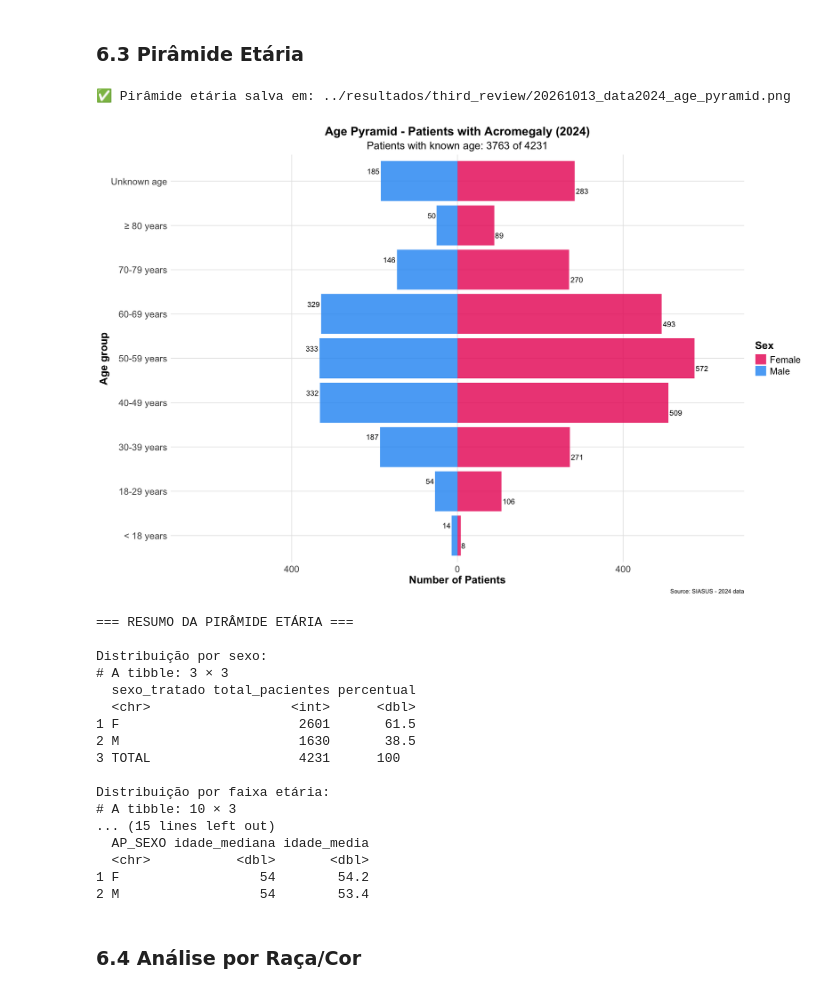
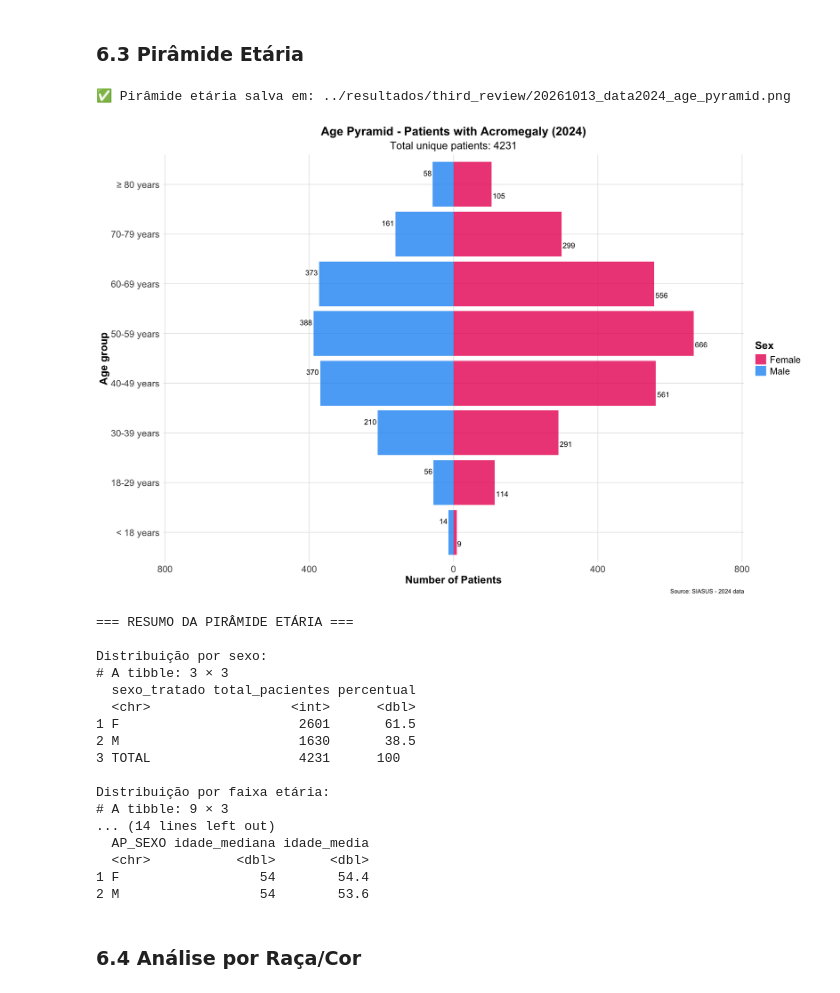
Before and after one commit to daniellybx/public-acromegaly, a Jupyter notebook: notebooks/acromegalia_analise_medicamentos.ipynb, the cells around one changed output. Cells and saved outputs as stored; diff of their text form; code cells hidden in the pictures.

```diff
--- a/notebooks/acromegalia_analise_medicamentos.ipynb
+++ b/notebooks/acromegalia_analise_medicamentos.ipynb
@@ -469,6 +469,20 @@ dados_pacientes_unicos <- dados_2024 %>%
   slice(1) %>%
   ungroup()
 
+# Terceira revisão: idade e raça/cor da Tabela 1 vêm do próprio AM (AP_NUIDADE/AP_COIDADE e AP_RACACOR),
+# campos completos; antes vinham do PA (PA_IDADE/PA_RACACOR), ausentes quando não havia ligação.
+# AP_COIDADE: 4 = idade em anos, 5 = 100 + anos, 0 a 3 = menos de 1 ano
+dados_pacientes_unicos <- dados_pacientes_unicos %>%
+  mutate(
+    IDADE = case_when(AP_COIDADE == "4" ~ as.numeric(AP_NUIDADE),
+                      AP_COIDADE == "5" ~ 100 + as.numeric(AP_NUIDADE),
+                      AP_COIDADE %in% c("0", "1", "2", "3") ~ 0,
+                      TRUE ~ NA_real_),
+    RACACOR = AP_RACACOR
+  )
+cat("Idade ausente (AM):", sum(is.na(dados_pacientes_unicos$IDADE)),
+    "| raça/cor ausente (AM):", sum(is.na(dados_pacientes_unicos$RACACOR)), "\n")
+
 n_pacientes <- n_distinct(dados_2024$AP_CNSPCN)
 
 cat("Dados de pacientes únicos de 2024 preparados:\n")
@@ -738,15 +753,15 @@ Sobreposição entre ausência de idade/raça (PA) e status de ligação:
 dados_piramide <- dados_pacientes_unicos %>%
   mutate(
     faixa_etaria = case_when(
-      is.na(PA_IDADE) ~ "Idade desconhecida",
-      PA_IDADE < 18 ~ "< 18 anos",
-      PA_IDADE >= 18 & PA_IDADE <= 29 ~ "18-29 anos",
-      PA_IDADE >= 30 & PA_IDADE <= 39 ~ "30-39 anos",
-      PA_IDADE >= 40 & PA_IDADE <= 49 ~ "40-49 anos",
-      PA_IDADE >= 50 & PA_IDADE <= 59 ~ "50-59 anos",
-      PA_IDADE >= 60 & PA_IDADE <= 69 ~ "60-69 anos",
-      PA_IDADE >= 70 & PA_IDADE <= 79 ~ "70-79 anos",
-      PA_IDADE >= 80 ~ "≥ 80 anos",
+      is.na(IDADE) ~ "Idade desconhecida",
+      IDADE < 18 ~ "< 18 anos",
+      IDADE >= 18 & IDADE <= 29 ~ "18-29 anos",
+      IDADE >= 30 & IDADE <= 39 ~ "30-39 anos",
+      IDADE >= 40 & IDADE <= 49 ~ "40-49 anos",
+      IDADE >= 50 & IDADE <= 59 ~ "50-59 anos",
+      IDADE >= 60 & IDADE <= 69 ~ "60-69 anos",
+      IDADE >= 70 & IDADE <= 79 ~ "70-79 anos",
+      IDADE >= 80 ~ "≥ 80 anos",
       TRUE ~ "Idade inválida"
     ),
     sexo_tratado = case_when(
@@ -808,7 +823,7 @@ piramide_etaria <- ggplot(dados_piramide_plot, aes(x = faixa_etaria, y = qtd_plo
   ) +
   labs(
     title = "Age Pyramid - Patients with Acromegaly (2024)",
-    subtitle = paste0("Patients with known age: ", sum(!is.na(dados_pacientes_unicos$PA_IDADE)), " of ", n_pacientes),
+    subtitle = paste0("Total unique patients: ", n_pacientes),
     x = "Age group",
     y = "Number of Patients",
     fill = "Sex",
@@ -821,34 +836,34 @@ piramide_etaria <- ggplot(dados_piramide_plot, aes(x = faixa_etaria, y = qtd_plo
     axis.text.x = element_text(size = 14),
     axis.text.y = element_text(size = 14),
     axis.title = element_text(size = 16, face = "bold"),
     legend.title = element_text(size = 16, face = "bold"),
     legend.text = element_text(size = 14),
     panel.grid.major = element_line(color = "grey90"),
     panel.grid.minor = element_blank()
   ) +
   geom_text(
     aes(label = ifelse(qtd_plot != 0, abs(qtd_plot), "")),
     position = position_dodge(width = 0.9),
     hjust = ifelse(dados_piramide_plot$qtd_plot >= 0, -0.1, 1.1),
     size = 4,
     color = "black"
   )
 
 # Configurar tamanho da exibição no notebook
 options(repr.plot.width = 15, repr.plot.height = 10)
 
 # Exibir gráfico com tamanho maior
 print(piramide_etaria)
 
 # Salvar gráfico
 ggsave(gerar_nome_png("piramide_etaria"),
        plot = piramide_etaria,
        width = 15, height = 10, dpi = 300)
 
 cat("\n✅ Pirâmide etária salva em:", gerar_nome_png("piramide_etaria"), "\n")
 # %% [output]
 ✅ Pirâmide etária salva em: ../resultados/third_review/20261013_data2024_age_pyramid.png
-[figure, old version]
+[figure, new version]
 # %%
 # Resumo estatístico da pirâmide etária
 cat("=== RESUMO DA PIRÂMIDE ETÁRIA ===\n\n")
@@ -911,8 +926,8 @@ idade_mediana <- dados_pacientes_unicos %>%
   filter(AP_SEXO %in% c("F", "M")) %>%
   group_by(AP_SEXO) %>%
   summarise(
-    idade_mediana = median(as.numeric(PA_IDADE), na.rm = TRUE),
-    idade_media = round(mean(as.numeric(PA_IDADE), na.rm = TRUE), 1),
+    idade_mediana = median(as.numeric(IDADE), na.rm = TRUE),
+    idade_media = round(mean(as.numeric(IDADE), na.rm = TRUE), 1),
     .groups = "drop"
   )
 
@@ -930,12 +945,12 @@ Distribuição por sexo:
 3 TOTAL                   4231      100
 
 Distribuição por faixa etária:
-# A tibble: 10 × 3
-... (15 lines left out)
+# A tibble: 9 × 3
+... (14 lines left out)
   AP_SEXO idade_mediana idade_media
   <chr>           <dbl>       <dbl>
-1 F                  54        54.2
-2 M                  54        53.4
+1 F                  54        54.4
+2 M                  54        53.6
 # %% [markdown]
 ### 6.4 Análise por Raça/Cor
 # %%
```
Also changed, not shown: parts of 12 cells of this notebook, 29 other files.
